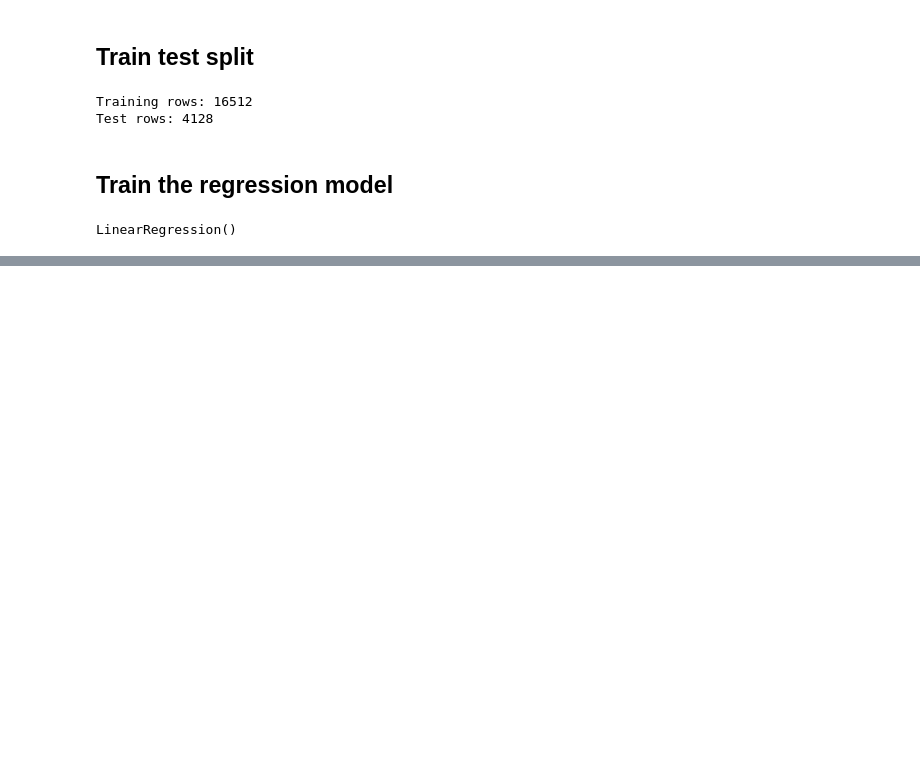
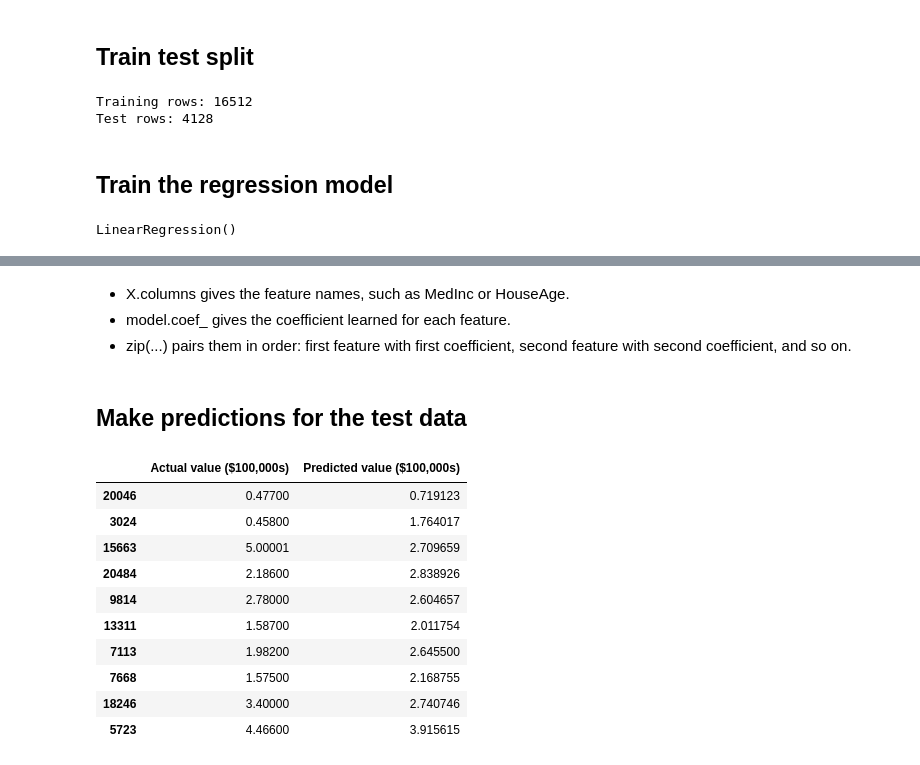
Before and after one commit to nandinidhir22-sudo/ML-Algos, a Jupyter notebook: multi linear regression/multi_linear.ipynb, the cells around one changed output, grey strips where cells are left out. Drawn from its saved outputs; the diff is of its cells as text; code cells hidden in the pictures; blank space fills up the shorter version.

Commit message:
predicted and printed values

```diff
--- a/multi linear regression/multi_linear.ipynb
+++ b/multi linear regression/multi_linear.ipynb
@@ -94,0 +119,27 @@ LinearRegression()
+# %% [markdown]
+- X.columns gives the feature names, such as MedInc or HouseAge.
+- model.coef_ gives the coefficient learned for each feature.
+- zip(...) pairs them in order: first feature with first coefficient, second feature with second coefficient, and so on.
+# %% [markdown]
+## Make predictions for the test data
+# %%
+predictions = model.predict(X_test)
+
+comparison = pd.DataFrame({
+    "Actual value ($100,000s)": y_test,
+    "Predicted value ($100,000s)": predictions
+})
+
+display(comparison.head(10))
+# %% [output]
+|  | Actual value ($100,000s) | Predicted value ($100,000s) |
+| 20046 | 0.47700 | 0.719123 |
+| 3024 | 0.45800 | 1.764017 |
+| 15663 | 5.00001 | 2.709659 |
+| 20484 | 2.18600 | 2.838926 |
+| 9814 | 2.78000 | 2.604657 |
+| 13311 | 1.58700 | 2.011754 |
+| 7113 | 1.98200 | 2.645500 |
+| 7668 | 1.57500 | 2.168755 |
+| 18246 | 3.40000 | 2.740746 |
+| 5723 | 4.46600 | 3.915615 |
```
Also changed, not shown: parts of 3 cells of this notebook.
